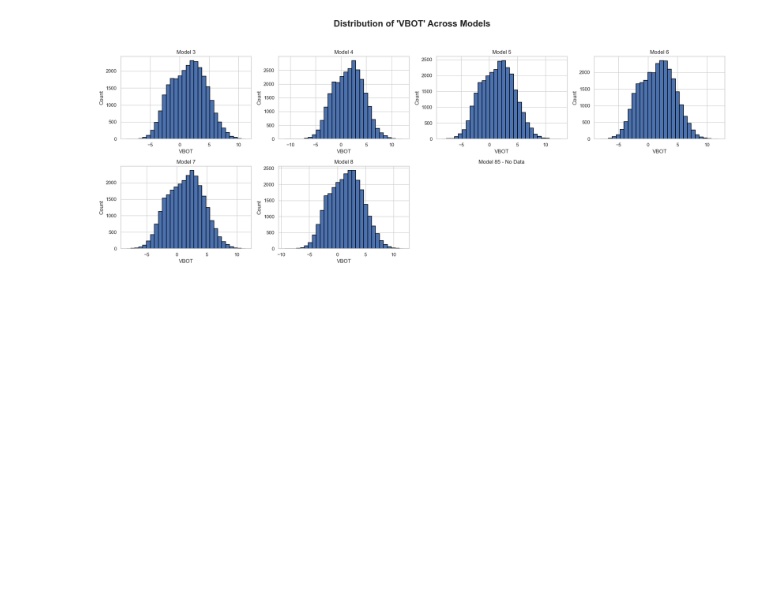
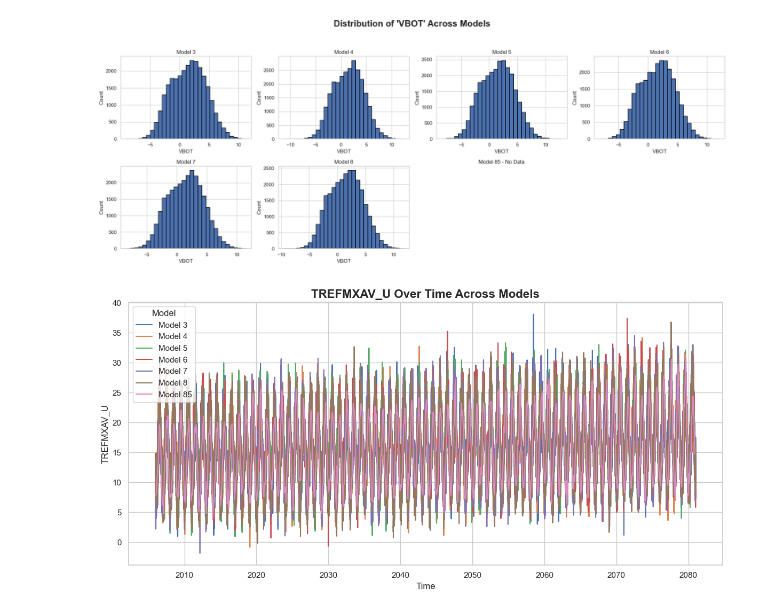
Before and after one commit to JYHYL/EART60702-Group3, a Jupyter notebook: EDA.ipynb, the cells around one changed output. Drawn from its saved outputs; the diff is of its cells as text; code cells hidden in the pictures; blank space fills up the shorter version.

```diff
--- a/EDA.ipynb
+++ b/EDA.ipynb
@@ -141,7 +141,7 @@ for var in variables:
             ax.set_title(f'Model {model} - No Data')
             ax.axis('off')
         else: # Otherwise, plot the histogram
-            ax.hist(data, bins=30, edgecolor='black', linewidth=1.2, range=(data.min(), data.max()))
+            ax.hist(data, bins=30, edgecolor='black', linewidth=1.2)
             ax.set_title(f'Model {model}')
             ax.set_xlabel(var)
             ax.set_ylabel('Count')
@@ -163,3 +163,34 @@ for var in variables:
 [figure]
 [figure]
 [figure]
+# %%
+import matplotlib.pyplot as plt
+
+# 确保时间列是 datetime 类型
+df['date'] = pd.to_datetime(df['date'])
+
+# 创建画布
+plt.figure(figsize=(12, 6))
+
+# 遍历每个模型，画线
+for model in models:
+    sub_df = df[df['model'] == model]
+
+    if sub_df.empty:
+        continue
+
+    # 对每个时间点取平均值（防止重复）
+    avg_by_date = sub_df.groupby('date')['TREFMXAV_U'].mean()
+
+    plt.plot(avg_by_date.index, avg_by_date.values, label=f'Model {model}')
+
+# 图形设置
+plt.title("TREFMXAV_U Over Time Across Models", fontsize=16, fontweight='bold')
+plt.xlabel("Time")
+plt.ylabel("TREFMXAV_U")
+plt.legend(title='Model')
+plt.grid(True)
+plt.tight_layout()
+plt.show()
+# %% [output]
+[figure, added]
```
Also changed, not shown: parts of 2 cells of this notebook.
